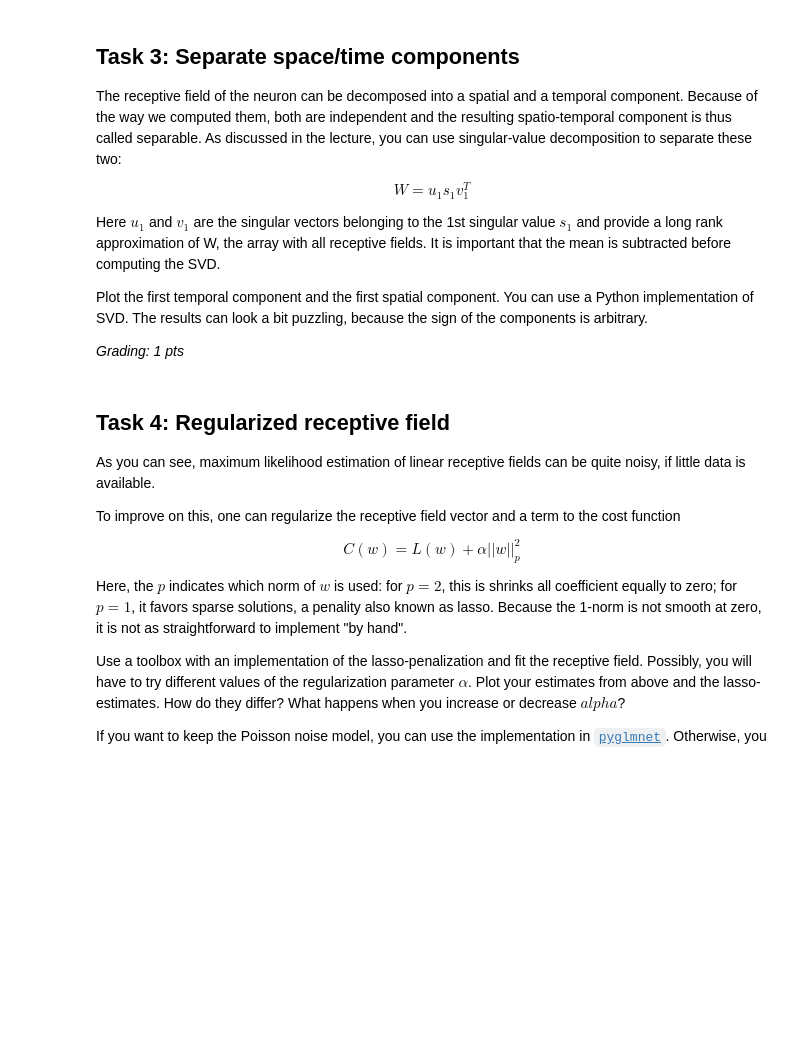
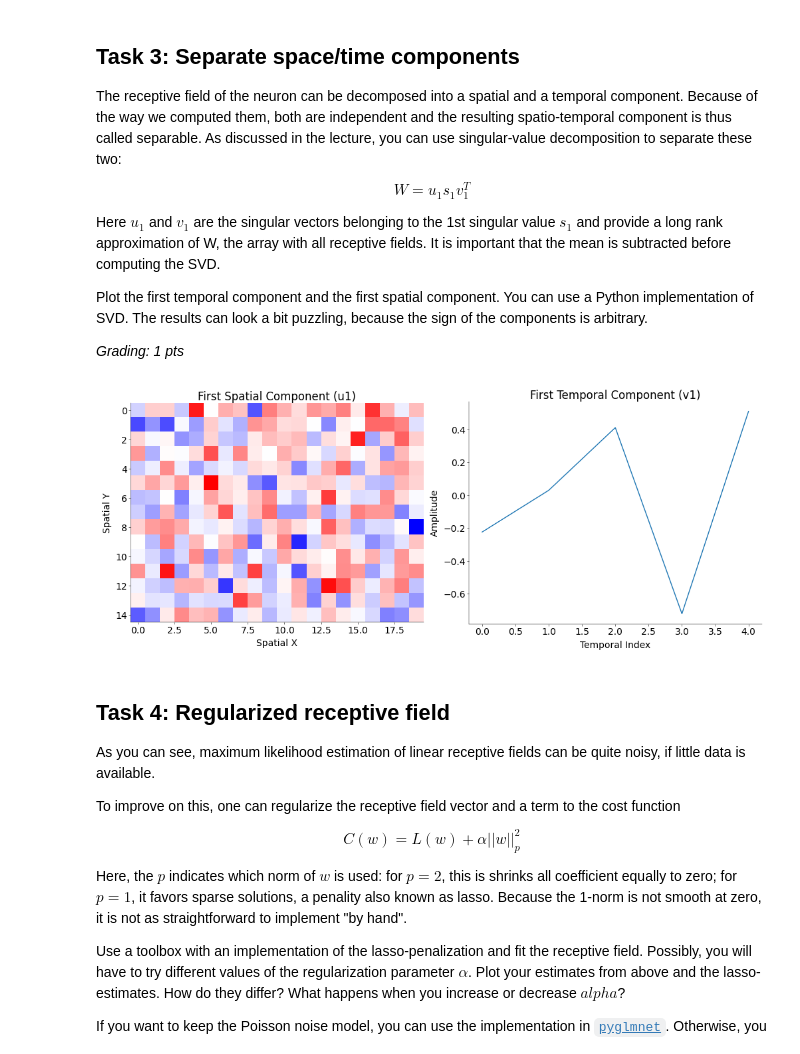
Before and after one commit to madhavi2104/Neural_Data_Science, a Jupyter notebook: CodingLab5.ipynb, the cells around one changed output. Cells and saved outputs as stored; diff of their text form; code cells hidden in the pictures; blank space fills up the shorter version.

```diff
--- a/CodingLab5.ipynb
+++ b/CodingLab5.ipynb
@@ -473,23 +482,44 @@ Plot the first temporal component and the first spatial component. You can use a
 *Grading: 1 pts*
 # %%
 # insert your code here
-
+np.random.seed(0)
 # --------------------------------------------
 # Apply SVD to the fitted receptive field,
 # you can use either numpy or sklearn (0.5 pt)
 # --------------------------------------------
 
 # shape of w_hat: (300,5).
 # subtract mean along axis=1 (time) since for every timelag the RF is estimated independently
+w_hat = np.random.randn(300, 5)
+w_hat_sub = w_hat - np.mean(w_hat, axis=1, keepdims=True)
+U, S, Vt = np.linalg.svd(w_hat_sub)
+u1 = U[:, 0]
+v1 = Vt.T[:, 0]
+spatial_component_reshaped = u1.reshape(15, 20)
 
 # -------------------------------------------------
 # Plot the spatial and temporal components (0.5 pt)
 # -------------------------------------------------
 
 fig, ax = plt.subplot_mosaic(
     mosaic=[["Spatial", "Temporal"]], figsize=(10, 4), constrained_layout=True
 )
 # add plot
+ax["Spatial"].imshow(spatial_component_reshaped, cmap="bwr")
+ax["Spatial"].set_title("First Spatial Component (u1)")
+ax["Spatial"].set_xlabel("Spatial X")
+ax["Spatial"].set_ylabel("Spatial Y")
+
+ax["Temporal"].plot(v1)
+ax["Temporal"].set_title("First Temporal Component (v1)")
+ax["Temporal"].set_xlabel("Temporal Index")
+ax["Temporal"].set_ylabel("Amplitude")
+
+plt.show()
+
+plt.show()
+# %% [output]
+[figure, added]
 # %% [markdown]
 ## Task 4: Regularized receptive field
 
```
Also changed, not shown: parts of 11 cells of this notebook.
